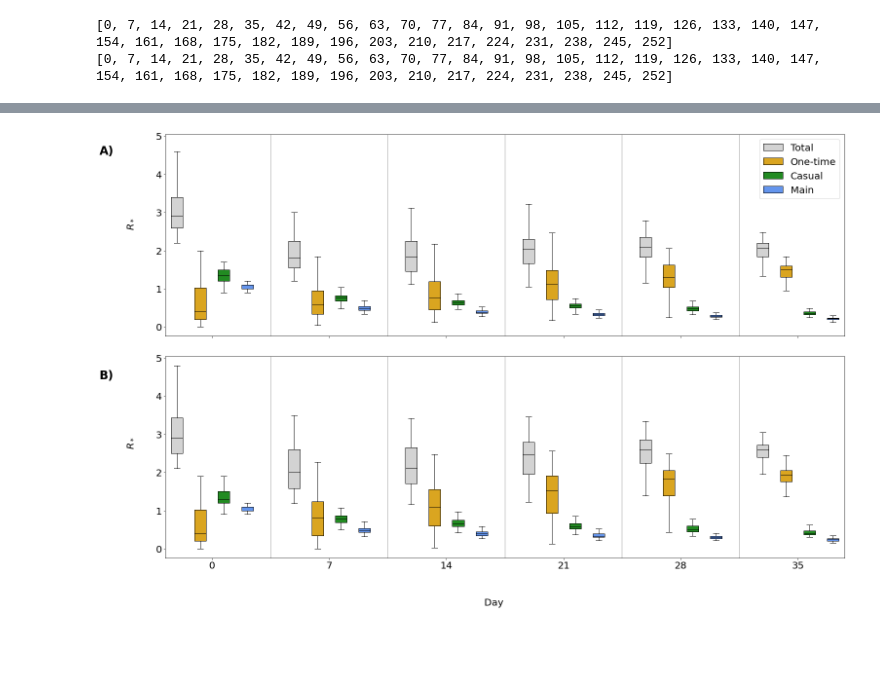
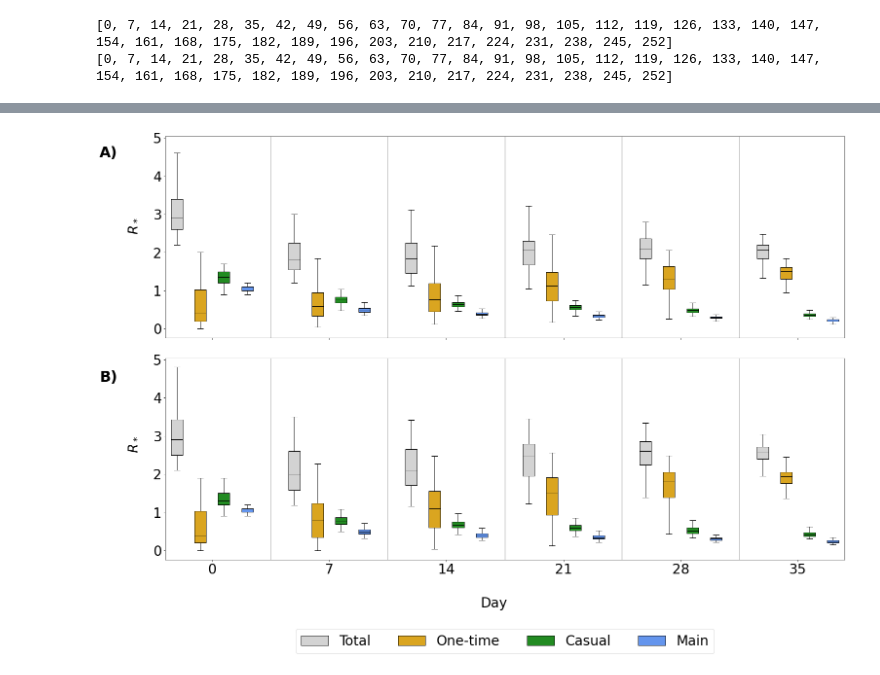
Before and after one commit to onnela-lab/mpox-model, a Jupyter notebook: create_figures_relationship_type.ipynb, the cells around one changed output, grey strips where cells are left out. Saved outputs shown, nothing was run; the diff lists cells and outputs as text; code cells hidden in the pictures; blank space fills up the shorter version.

Commit message:
change figure file type

```diff
--- a/create_figures_relationship_type.ipynb
+++ b/create_figures_relationship_type.ipynb
@@ -198,4 +198,17 @@ plt.savefig('inf_source_bytype_beh2vax2.png', dpi=600, bbox_inches = "tight")#
 # %%
+# Set all font sizes
+SMALL_SIZE = 28
+MEDIUM_SIZE = 30
+BIGGER_SIZE = 30
+
+plt.rc('font', size=SMALL_SIZE)          # controls default text sizes
+plt.rc('axes', titlesize=SMALL_SIZE)     # fontsize of the axes title
+plt.rc('axes', labelsize=MEDIUM_SIZE)    # fontsize of the x and y labels
+plt.rc('xtick', labelsize=SMALL_SIZE)    # fontsize of the tick labels
+plt.rc('ytick', labelsize=SMALL_SIZE)    # fontsize of the tick labels
+plt.rc('legend', fontsize=SMALL_SIZE)    # legend fontsize
+plt.rc('figure', titlesize=BIGGER_SIZE)  # fontsize of the figure title
+
 pos_tot = range(0, 29, 5)
 pos_ot = range(1, 30, 5)
 pos_c = range(2, 31, 5)
@@ -269,35 +282,35 @@ for median in boxtot['medians']:
     median.set_color('black')
 
 for median in boxot['medians']:
     median.set_color('black')
 
 for median in boxc['medians']:
     median.set_color('black')
 
 for median in boxm['medians']:
     median.set_color('black')
 
 group_midpoints = [(positions[0] + positions[-1]) / 2 for positions in zip(pos_tot, pos_ot, pos_c, pos_m)]
 group_labels = ['0', '7', '14', '21', '28', '35']  # Labels for each group
 
 place_lines = [4, 9, 14, 19, 24]
 for i in range(len(place_lines)):
     ax1.axvline(x = place_lines[i], color = "gray", alpha = 0.5)
     ax2.axvline(x = place_lines[i], color = "gray", alpha = 0.5)
 
 ax2.set_xticks(group_midpoints)     # Set x-ticks to the midpoints of each group
 ax2.set_xticklabels(group_labels)
 
 fig.text(0.5, 0.04, 'Day', ha='center')
 fig.text(0.08, 0.33, '$R_*$', va='center', rotation='vertical')
 fig.text(0.08, 0.72, '$R_*$', va='center', rotation='vertical')
 
-fig.text(0.05, 0.85, 'A)', va='center', fontweight = 'bold', fontsize = 24)
-fig.text(0.05, 0.45, 'B)', va='center', fontweight = 'bold', fontsize = 24)
+fig.text(0.05, 0.85, 'A)', va='center', fontweight = 'bold', fontsize = 30)
+fig.text(0.05, 0.45, 'B)', va='center', fontweight = 'bold', fontsize = 30)
 
 plt.legend([boxtot["boxes"][0], boxot["boxes"][0], boxc["boxes"][0], boxm["boxes"][0]],
-          ['Total', 'One-time', "Casual", "Main"], loc='upper right', bbox_to_anchor=(1, 2.1))
+          ['Total', 'One-time', "Casual", "Main"], loc='lower center', bbox_to_anchor=(0.5, -0.5), ncol = 4)
 
-plt.savefig('Rstar_boxplot_both.png', dpi=600, bbox_inches = "tight")
+plt.savefig('Rstar_boxplot_both.pdf', dpi=600, bbox_inches = "tight")
 # %% [output]
-[figure, old version]
+[figure, new version]
```
Also changed, not shown: parts of 1 cell of this notebook, 1 other file.
